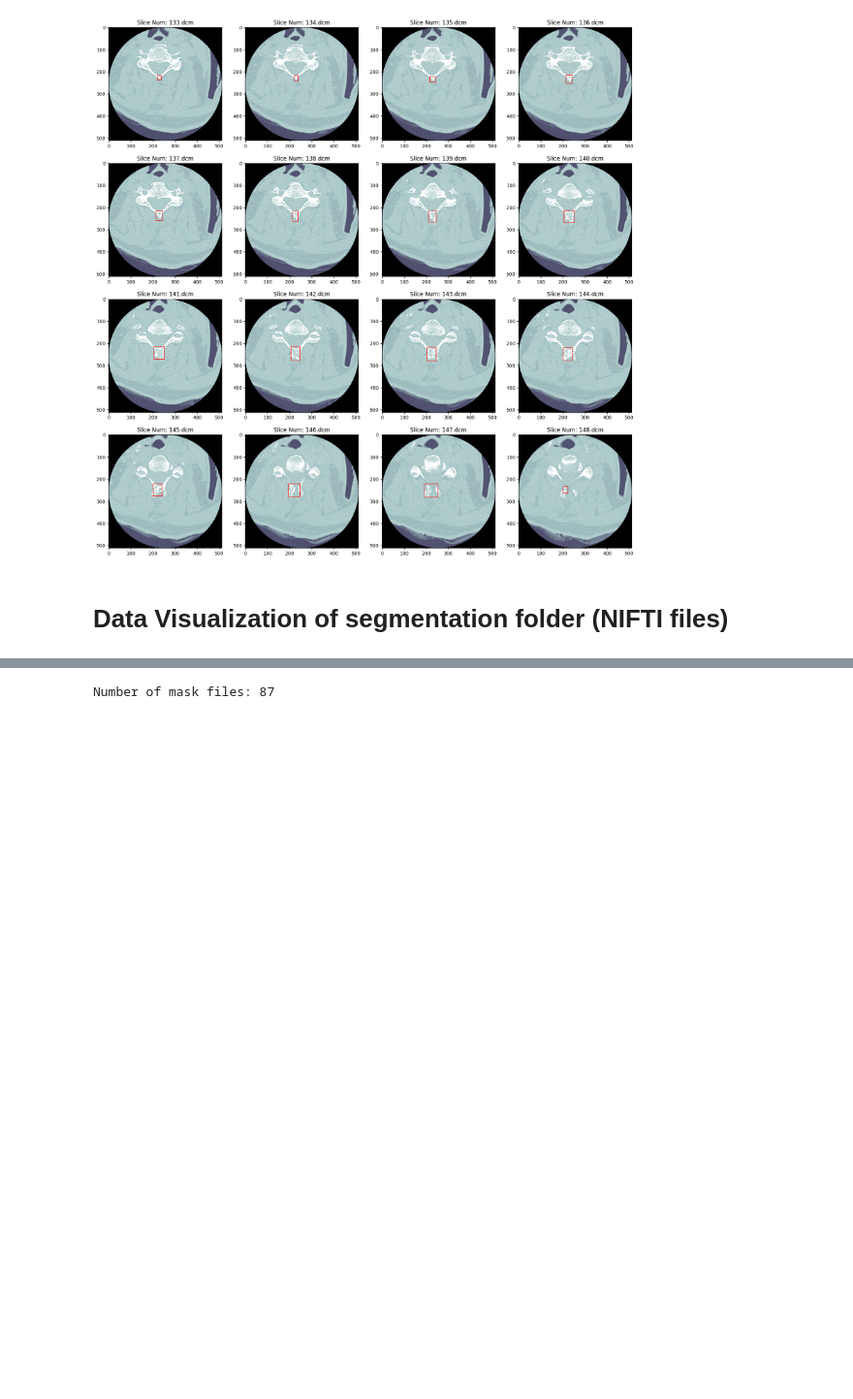
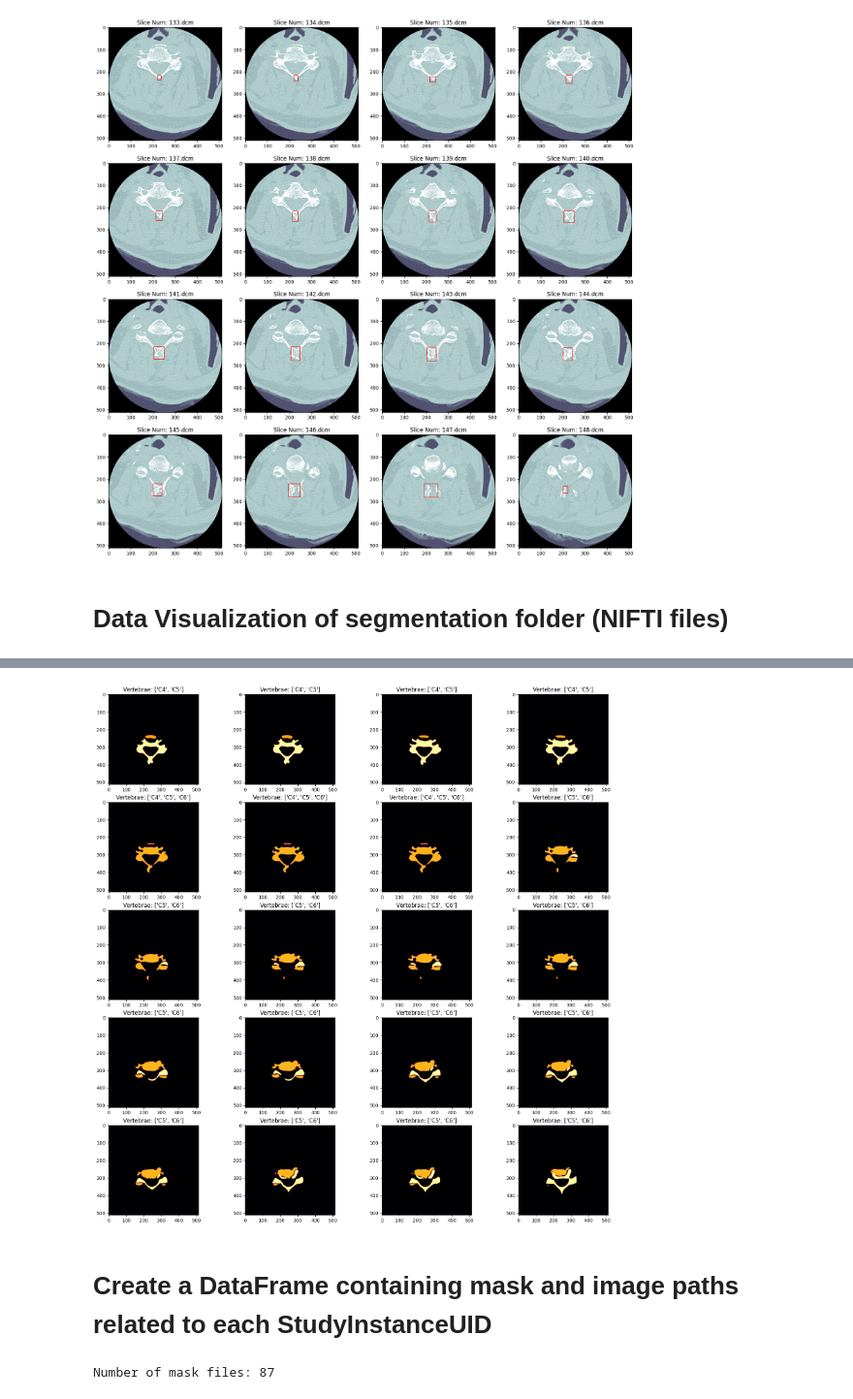
Before and after one commit to faranak5171/Cervical-Spine-Fractures, a Jupyter notebook: Vertebrae-Detect.ipynb, the cells around one changed output, grey strips where cells are left out. Shown at 97% size. Drawn from its saved outputs; the diff is of its cells as text; code cells hidden in the pictures; blank space fills up the shorter version.

Commit message:
finalize visualization of segmentation

```diff
--- a/Vertebrae-Detect.ipynb
+++ b/Vertebrae-Detect.ipynb
@@ -235,3 +237,18 @@ plt.savefig('assets/bbox_dicom.png')
 [figure]
 # %% [markdown]
 # Data Visualization of segmentation folder (NIFTI files)
+# %%
+segment_path = os.path.join(data_dir,'segmentations')
+segment_files = glob(f"{segment_path}/*")
+
+print(f"The number of segmentation images :{len(segment_files)}")
+
+img = nibabel.load(segment_files[0])
+print(f"The shape of sample nifti file : {img.shape} an array of (height, width, num_img)")
+print("The num_img is exactly the number of dicom images for a StudyInstanceUID in train image folder.")
+sample_patient_UID = segment_files[0].split('\\')[-1][:-4]
+sample_patient_num_dicoms = len(glob(f"{os.path.join(data_dir,'train_images',sample_patient_UID)}/*"))
+print(f"For example, the StudyInstanceUD {sample_patient_UID} has {sample_patient_num_dicoms} dicom images and the shape of its segmentation file is {img.shape}")
+
+print("\nSo we need to change the NIFTI files shape.")
+sample_segment_img = nibabel.load(segment_files[0]).get_fdata()[:, ::-1, ::-1].transpose(2, 1, 0)
@@ -238,3 +262,39 @@ plt.savefig('assets/bbox_dicom.png')
+# %%
+fig = plt.figure(figsize=(20,20))
+rows = 5
+cols = 4
+item = 1
+
+for i in range(20):
+    ax = fig.add_subplot(rows, cols, item)
+    ax.imshow(sample_segment_img[250+i], cmap='inferno')
+    lst_bones = np.unique(sample_segment_img[250+i])
+    labels = []
+    for i in range (len(lst_bones)):
+        match int(lst_bones[i]):
+            case 0:
+                pass
+            case 1:
+                labels.append('C1')
+            case 2:
+                labels.append('C2')
+            case 3:
+                labels.append('C3')
+            case 4:
+                labels.append('C4')
+            case 5:
+                labels.append('C5')
+            case 6:
+                labels.append('C6')
+            case 7:
+                labels.append('C7')
+    ax.set_title('Vertebrae: '+ str(labels))
+    item += 1
+plt.savefig('assets/segmentation.png')
+# %% [output]
+[figure, added]
+# %% [markdown]
+# Create a DataFrame containing mask and image paths related to each StudyInstanceUID
 # %%
 mask_files = os.listdir(f"{data_dir}/segmentations")
 print(f"Number of mask files: {len(mask_files)}")
```
Also changed, not shown: parts of 3 cells of this notebook.
